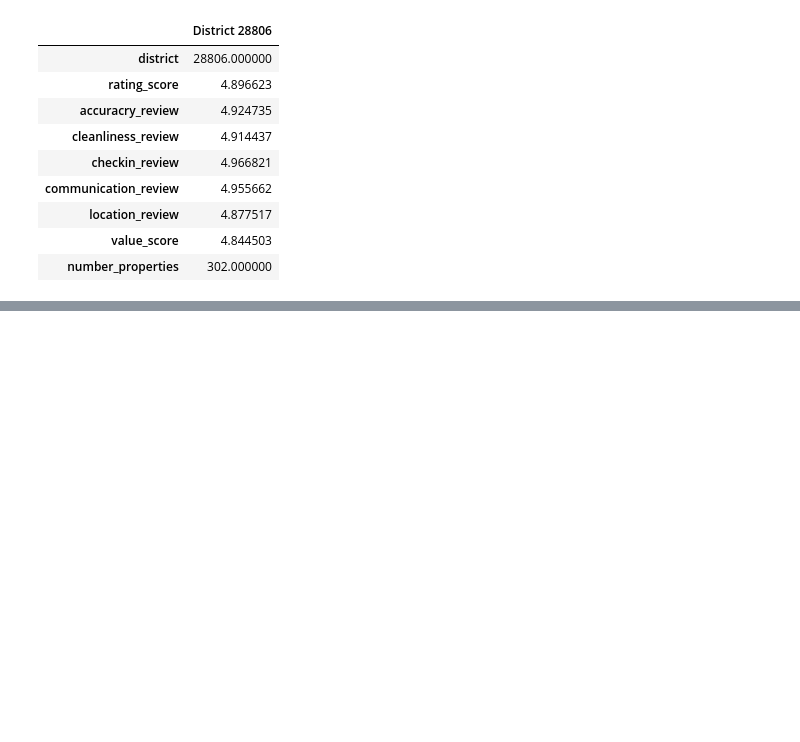
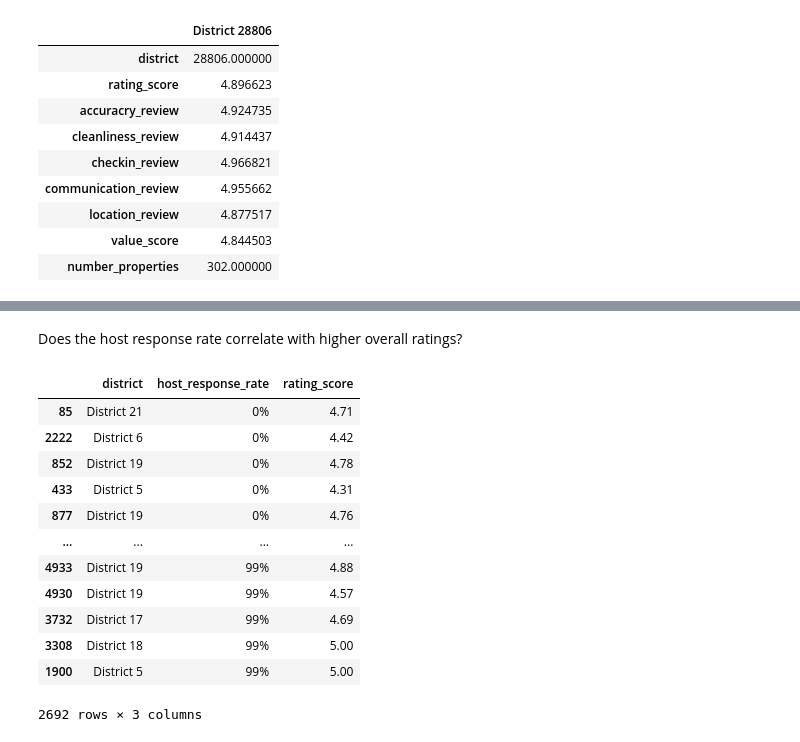
Before and after one commit to JonathanBrown003/Airbnb-A-Closer-Look-Nashville-Asheville, a Jupyter notebook: Analysis_Tu.ipynb, the cells around one changed output, grey strips where cells are left out. Saved outputs shown, nothing was run; the diff lists cells and outputs as text; code cells hidden in the pictures; blank space fills up the shorter version.

```diff
--- a/Analysis_Tu.ipynb
+++ b/Analysis_Tu.ipynb
@@ -1140,0 +1299,28 @@ asheville_df.sort_values(by=['rating_score', 'number_properties']).drop(labels="
+# %% [markdown]
+Does the host response rate correlate with higher overall ratings?
+# %%
+# Nashville ratings v. host response
+nash_clean2 = nash_rows.rename(columns={"neighbourhood_cleansed": "district","review_scores_accuracy":"accuracry_review", "review_scores_cleanliness":"cleanliness_review","review_scores_checkin":"checkin_review",\
+    "review_scores_communication":"communication_review","review_scores_location":"location_review","review_scores_value":"value_score", "review_scores_rating": "rating_score"})
+
+# reordering the columns
+new_column_order = ["district","host_response_rate", "rating_score"]
+
+nash_clean2 = nash_clean2[new_column_order]
+nash_host_ratings_df = nash_clean2.sort_values(by=["host_response_rate"])
+# %%
+nash_host_ratings_df
+# %% [output]
+|  | district | host_response_rate | rating_score |
+| 85 | District 21 | 0% | 4.71 |
+| 2222 | District 6 | 0% | 4.42 |
+| 852 | District 19 | 0% | 4.78 |
+| 433 | District 5 | 0% | 4.31 |
+| 877 | District 19 | 0% | 4.76 |
+| ... | ... | ... | ... |
+| 4933 | District 19 | 99% | 4.88 |
+| 4930 | District 19 | 99% | 4.57 |
+| 3732 | District 17 | 99% | 4.69 |
+| 3308 | District 18 | 99% | 5.00 |
+| 1900 | District 5 | 99% | 5.00 |
+2692 rows × 3 columns
```
Also changed, not shown: parts of 14 cells of this notebook.
